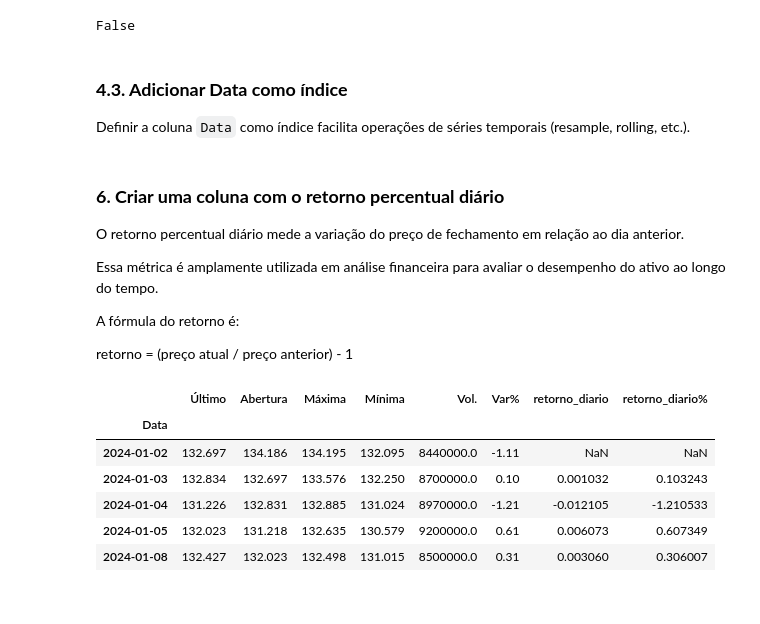
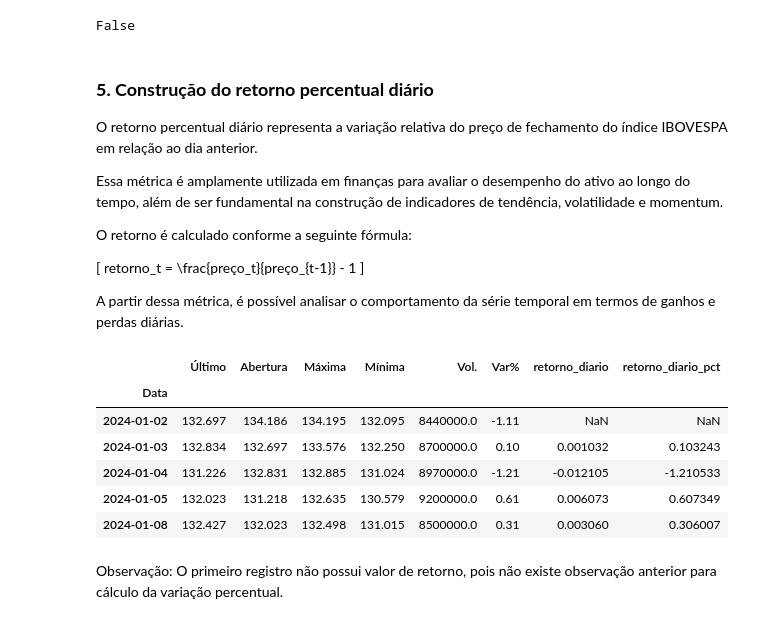
Before and after one commit to isabellarsandes/previsao-ibovespa-machine-learning, a Jupyter notebook: notebooks/01_eda.ipynb, the cells around one changed output. Saved outputs shown, nothing was run; the diff lists cells and outputs as text; code cells hidden in the pictures.

Commit message:
Adiciona análise exploratória, engenharia de atributos e treinamento de modelos preditivos do IBOVESPA

```diff
--- a/notebooks/01_eda.ipynb
+++ b/notebooks/01_eda.ipynb
@@ -168,25 +215,27 @@ df_dados_ibovespa["Data"] = pd.to_datetime(
 # %%
-# Vol.: object → float
-# Trata K (mil), M (milhões), B (bilhões), além de '-', vazio e NaN
 def tratar_volume(valor):
     if pd.isna(valor):
         return np.nan
 
-    valor = str(valor).strip()
+    valor = str(valor).strip().upper()
 
     if valor in ("", "-", "—"):
         return np.nan
 
     valor = valor.replace(",", ".")  # ajusta decimal
 
-    multipliers = {"K": 1_000, "M": 1_000_000, "B": 1_000_000_000}
+    multipliers = {
+        "K": 1_000,
+        "M": 1_000_000,
+        "B": 1_000_000_000
+    }
 
     sufixo = valor[-1]
+
     if sufixo in multipliers:
         return float(valor[:-1]) * multipliers[sufixo]
 
-    # se vier número "puro"
     return float(valor)
 
-df_dados_ibovespa["Vol."] = df_dados_ibovespa["Vol."].apply(tratar_volume)
+df_ibov["Vol."] = df_ibov["Vol."].apply(tratar_volume)
 # %% [markdown]
@@ -194,9 +245,8 @@ df_dados_ibovespa["Vol."] = df_dados_ibovespa["Vol."].apply(tratar_volume)
 # %%
-# Var%: object → float
-# Remove % e ajusta vírgula decimal
-df_dados_ibovespa["Var%"] = (
-    df_dados_ibovespa["Var%"]
+df_ibov["Var%"] = (
+    df_ibov["Var%"]
     .astype(str)
+    .str.strip()
     .str.replace("%", "", regex=False)
     .str.replace(",", ".", regex=False)
     .replace({"-": np.nan, "—": np.nan, "": np.nan})
@@ -212,13 +262,8 @@ df_dados_ibovespa["Data"].is_monotonic_increasing
 # %% [output]
 False
 # %%
-# Ordenar pela Data (crescente) e resetar índice
-df_dados_ibovespa = (
-    df_dados_ibovespa
-    .sort_values("Data", ascending=True)
-    .reset_index(drop=True)
-)
+# Ordenação cronológica crescente
+df_ibov = df_ibov.sort_values("Data")
+
+# Definição da data como índice
+df_ibov = df_ibov.set_index("Data")
-# %% [markdown]
-### **4.3. Adicionar Data como índice**
-Definir a coluna `Data` como índice facilita operações de séries temporais
-(resample, rolling, etc.).
@@ -227,28 +270,33 @@ df_dados_ibovespa = df_dados_ibovespa.set_index("Data")
 # %% [markdown]
-### **6. Criar uma coluna com o retorno percentual diário**
-O retorno percentual diário mede a variação do preço de fechamento em relação ao dia anterior.
+### **5. Construção do retorno percentual diário**
 
-Essa métrica é amplamente utilizada em análise financeira para avaliar o desempenho do ativo ao longo do tempo.
+O retorno percentual diário representa a variação relativa do preço de fechamento do índice IBOVESPA em relação ao dia anterior.
 
-A fórmula do retorno é:
+Essa métrica é amplamente utilizada em finanças para avaliar o desempenho do ativo ao longo do tempo, além de ser fundamental na construção de indicadores de tendência, volatilidade e momentum.
 
-retorno = (preço atual / preço anterior) - 1
+O retorno é calculado conforme a seguinte fórmula:
+
+\[
+retorno_t = \frac{preço_t}{preço_{t-1}} - 1
+\]
+
+A partir dessa métrica, é possível analisar o comportamento da série temporal em termos de ganhos e perdas diárias.
 # %%
-#Retorno em decimal
-df_dados_ibovespa["retorno_diario"] = df_dados_ibovespa["Último"].pct_change()
+# Cálculo do retorno diário (decimal)
+df_ibov["retorno_diario"] = df_ibov["Último"].pct_change()
 
-#Retorno em percentual (%)
-df_dados_ibovespa["retorno_diario%"] = (
-    df_dados_ibovespa["Último"].pct_change() * 100
-)
+# Conversão para percentual
+df_ibov["retorno_diario_pct"] = df_ibov["retorno_diario"] * 100
 # %%
-df_dados_ibovespa.head ()
+df_ibov.head ()
 # %% [output]
-|  | Último | Abertura | Máxima | Mínima | Vol. | Var% | retorno_diario | retorno_diario% |
+|  | Último | Abertura | Máxima | Mínima | Vol. | Var% | retorno_diario | retorno_diario_pct |
 | Data |  |  |  |  |  |  |  |  |
 | 2024-01-02 | 132.697 | 134.186 | 134.195 | 132.095 | 8440000.0 | -1.11 | NaN | NaN |
 | 2024-01-03 | 132.834 | 132.697 | 133.576 | 132.250 | 8700000.0 | 0.10 | 0.001032 | 0.103243 |
 | 2024-01-04 | 131.226 | 132.831 | 132.885 | 131.024 | 8970000.0 | -1.21 | -0.012105 | -1.210533 |
 | 2024-01-05 | 132.023 | 131.218 | 132.635 | 130.579 | 9200000.0 | 0.61 | 0.006073 | 0.607349 |
 | 2024-01-08 | 132.427 | 132.023 | 132.498 | 131.015 | 8500000.0 | 0.31 | 0.003060 | 0.306007 |
+# %% [markdown]
+Observação: O primeiro registro não possui valor de retorno, pois não existe observação anterior para cálculo da variação percentual.
 # %% [markdown]
```
Also changed, not shown: parts of 59 cells of this notebook, 1 other file.
